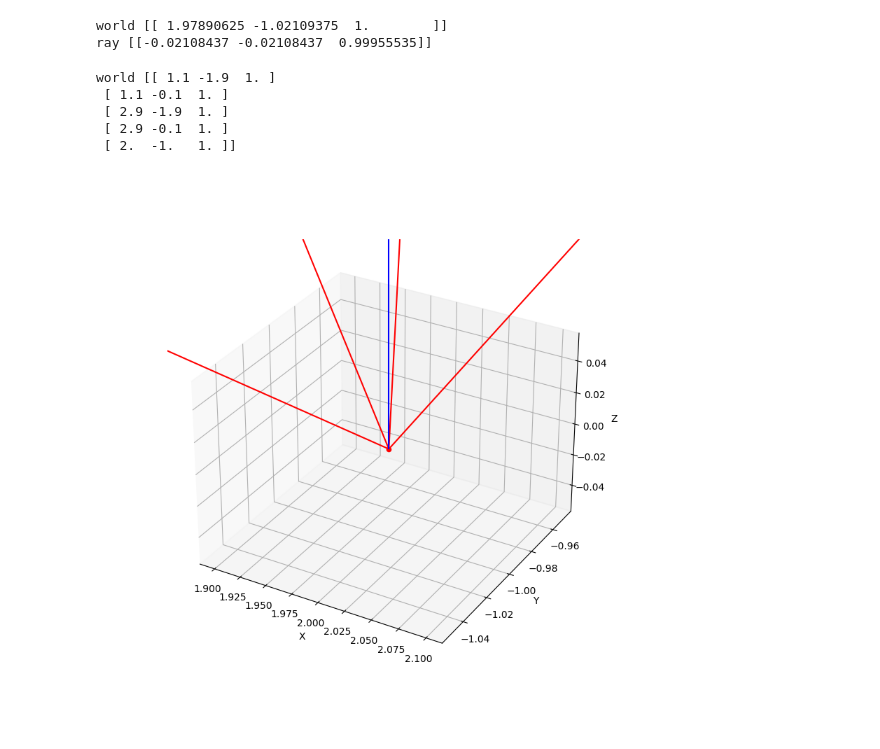
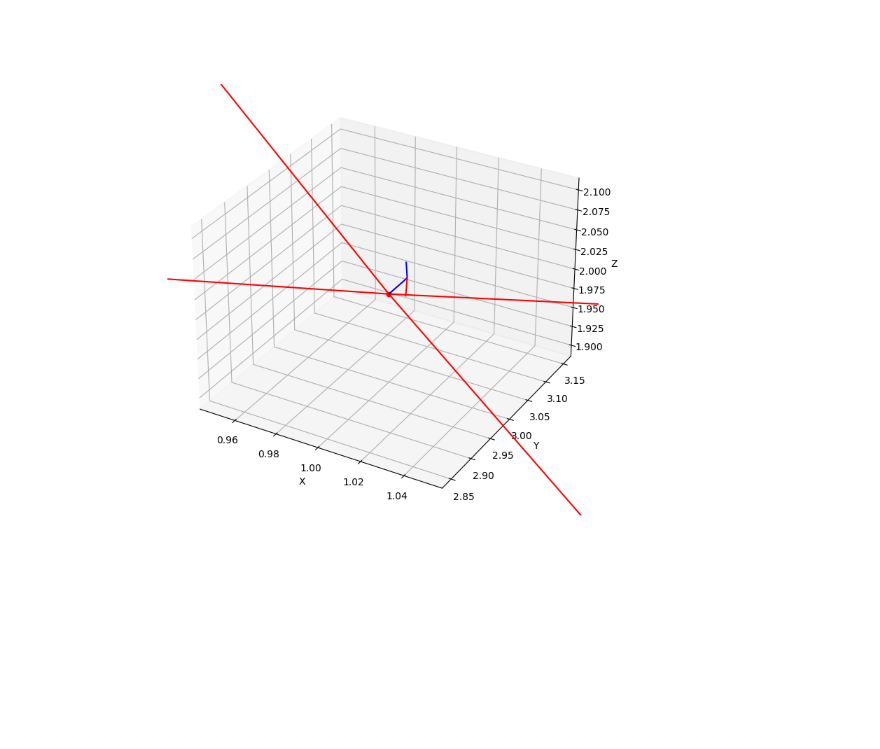
Before and after one commit to lordknight1904/Arsenal, a Jupyter notebook: 3d_plot.ipynb, the cells around one changed output. Cells and saved outputs as stored; diff of their text form; code cells hidden in the pictures; blank space fills up the shorter version.

```diff
--- a/3d_plot.ipynb
+++ b/3d_plot.ipynb
@@ -44,6 +46,34 @@ class Camera:
             [0, self.focal_length*self.resolution[1]/self.sensor_size[1], self.resolution[1]/2],
             [0, 0, 1]
         ])
+        self.ratio = self.resolution[0] / self.resolution[1]
+        self.fov = 84
+
+    # def pixel2ray(self, pixel):
+    #     pixel_ndc = (pixel + 0.5) / self.resolution
+    #     # print(pixel_ndc)
+
+    #     pixel_screen = 2*pixel_ndc - 1
+    #     pixel_screen[:, 0] = pixel_ndc[:, 0]*self.ratio
+    #     pixel_screen[:, 1] = 1 - 2*pixel_ndc[:, 1]
+    #     # print(pixel_screen)
+
+    #     pixel_screen = pixel_screen * np.tanh(np.deg2rad(self.fov/2))
+
+    #     pixel_screen = np.concatenate([pixel_screen, -np.ones((pixel_screen.shape[0], 1))], axis=-1)
+
+    #     ray = pixel_screen
+    #     ray = ray / np.linalg.norm(ray, axis=0, keepdims=True)
+
+    #     M = np.eye(4)  # np.zeros((4, 4))
+    #     M[:3, :3] = self.rotation
+    #     M[:3, -1] = self.position
+    #     directional_vector = np.concatenate([ray, -np.ones((ray.shape[0], 1))], axis=-1) @ M
+    #     directional_vector = directional_vector / directional_vector[:, 3:4]
+    #     directional_vector = directional_vector[:, :3]
+    #     directional_vector = directional_vector / np.linalg.norm(ray, axis=0, keepdims=True)
+
+    #     return directional_vector
 
     def pixel2ray(self, pixel):
         pixel = np.append(pixel, np.zeros((pixel.shape[0], 1)) + 1, axis=-1)
@@ -53,7 +83,8 @@ class Camera:
         # print('coor', camera_coor)
         # camera_coor = pixel @ np.linalg.inv(self.intrinsic).T
         world_coor = (camera_coor @ np.linalg.inv(self.rotation)) + translation
-        print('world', world_coor)
+        # print('world', world_coor)
+        # print(self.rotation)
 
         vector = world_coor - self.position
         directional_vector = vector / np.linalg.norm(vector)
@@ -61,56 +92,55 @@ class Camera:
         return directional_vector
 
 # camera = Camera(16.16003, (512, 512), np.array([8, 2.5, 3]), (17.288, 232.093, 0))
-camera = Camera(20., (512, 512), (36, 36), np.array([2, -1, 0]), (0, 0, 0))
-pixel = np.array([[256, 256]])
-ray = camera.pixel2ray(pixel)
-print('ray', ray)
+camera = Camera(20., (1920, 1080), (36, 36), np.array([1, 3, 2]), (18, 0, 240))
+
+pixels = np.array([
+    [0, 0],
+    [0, 1079],
+    [1920, 0],
+    [1920, 1079],
+    [960, 540],
+])
+ray = camera.pixel2ray(pixels)
+# print('ray', ray)
-# %% [output]
-world [[ 1.97890625 -1.02109375  1.        ]]
-ray [[-0.02108437 -0.02108437  0.99955535]]
 # %%
 fig = plt.figure(figsize=(8, 8))
 ax = fig.add_subplot(111, projection='3d')
 ax.set_xlabel("X")
 ax.set_ylabel("Y")
 ax.set_zlabel("Z")
 
 ax.scatter(*camera.position, color='red')
 
 pixels = np.array([
     [0, 0],
-    [0, 512],
-    [512, 0],
-    [512, 512],
-    [256, 256],
+    [0, 1079],
+    [1920, 0],
+    [1920, 1079],
+    [960, 540],
 ])
 # for pixel in pixels:
 #     ax.scatter(*pixel, color='teal')
 rays = camera.pixel2ray(pixels)
 # print(rays.shape)
 
 stack_origin = np.stack([camera.position]*pixels.shape[0])
 ax.quiver(
     stack_origin[:, 0],
     stack_origin[:, 1],
     stack_origin[:, 2],
     rays[:, 0],
     rays[:, 1],
     rays[:, 2],
     color=['red', 'red', 'red', 'red', 'blue'], length=1.0, arrow_length_ratio=.1, normalize=True
 )
 
 # ax.quiver(*camera.position, *v, color='red')
 
 # plt.axis('off')
 plt.show()
 # %% [output]
-world [[ 1.1 -1.9  1. ]
- [ 1.1 -0.1  1. ]
- [ 2.9 -1.9  1. ]
- [ 2.9 -0.1  1. ]
- [ 2.  -1.   1. ]]
-[figure, old version]
+[figure, new version]
 # %%
 beta, alpha, gamma = [30, 0, 0]  # R_x, R_y, R_z | pitch, yaw, roll
 
```
Also changed, not shown: parts of 3 cells of this notebook, 6 other files.
